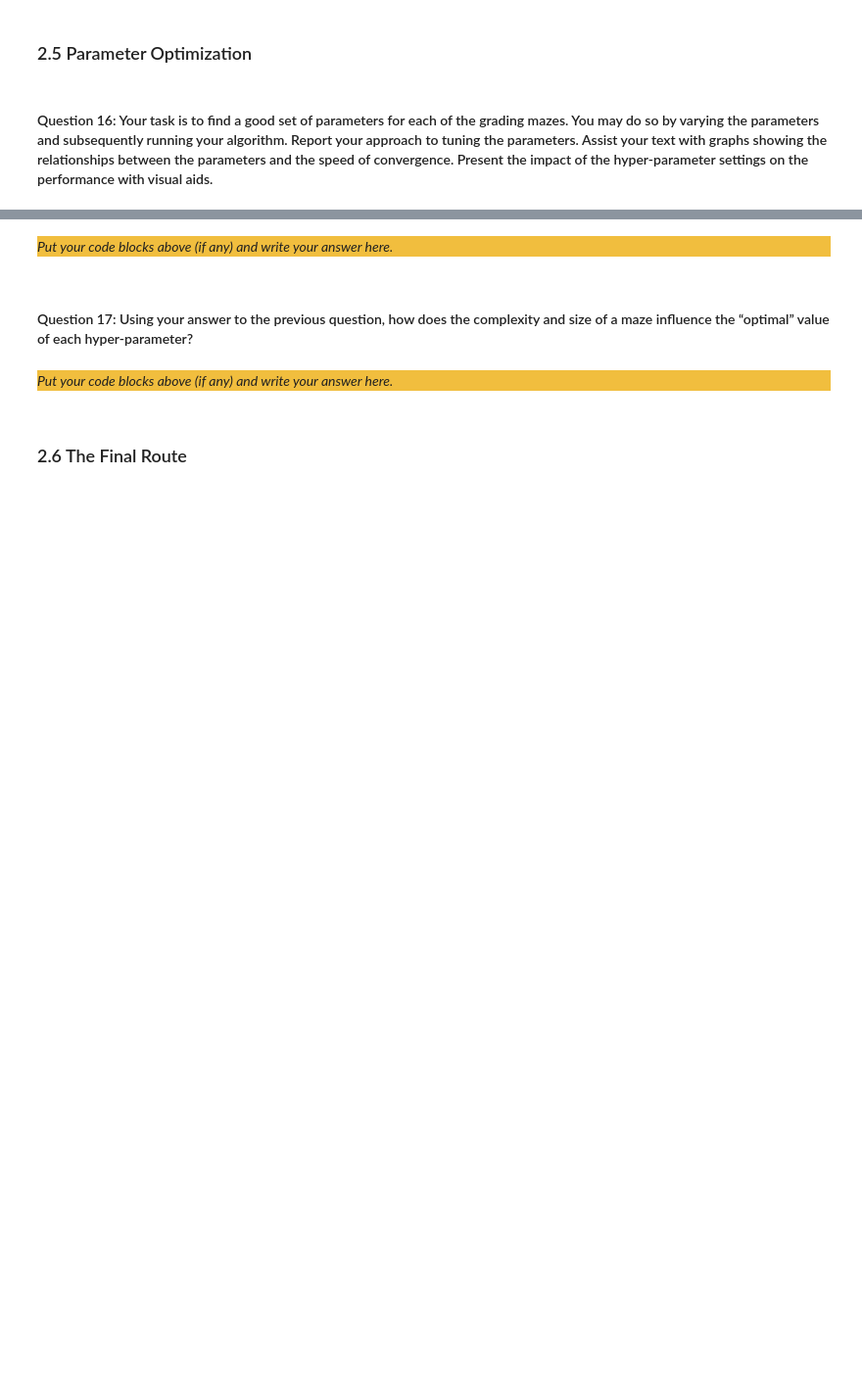
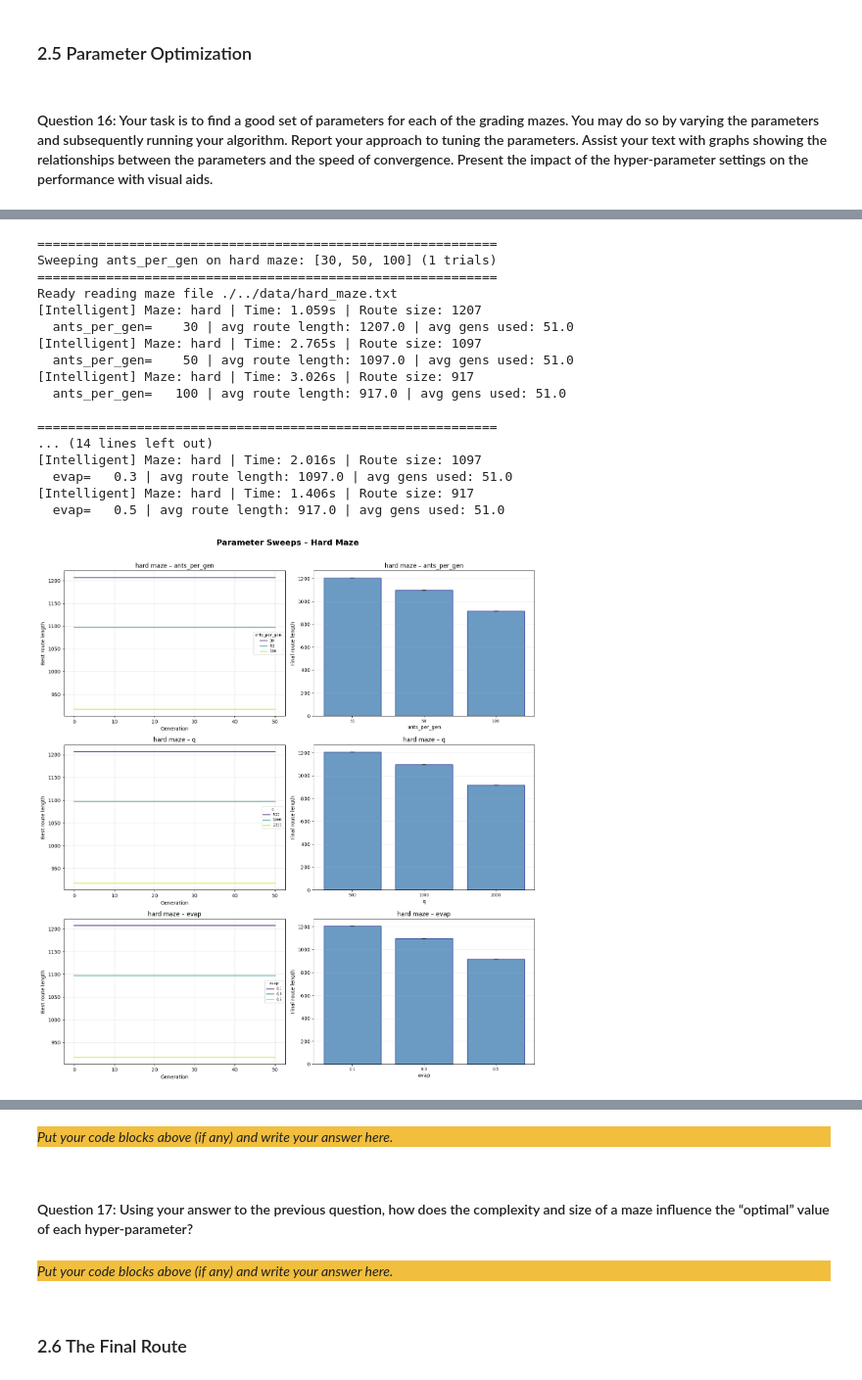
Before and after one commit to guy915/Computational-Intelligence-Models, a Jupyter notebook: ACO & GA/src/Main.ipynb, the cells around one changed output, grey strips where cells are left out. Shown at 98% size. Cells and saved outputs as stored; diff of their text form; code cells hidden in the pictures; blank space fills up the shorter version.

```diff
--- a/ACO & GA/src/Main.ipynb
+++ b/ACO & GA/src/Main.ipynb
@@ -714,0 +978,31 @@ Ready reading maze file ./../data/medium_maze.txt
+# %%
+# ─── Hard Maze Sweeps (reduced ranges, corrected base params) ───────────────
+# The 80×80 maze requires max_steps >= 10000 for ants to reach the destination.
+# no_gen=100 + convergence=50 keeps each run under ~3 min.
+# 3 key parameters × 3 values × 1 trial = 9 runs → ~20–25 min total.
+HARD_BASE = dict(ants_per_gen=50, no_gen=100, q=1000, evap=0.3, max_steps=10000, convergence=50)
+HARD_SWEEP_RANGES = {
+    'ants_per_gen': [30, 50, 100],
+    'q':            [500, 1000, 2000],
+    'evap':         [0.1, 0.3, 0.5],
+}
+hard_results = run_all_sweeps('hard', sweep_ranges=HARD_SWEEP_RANGES, base_params=HARD_BASE)
+# %% [output]
+============================================================
+Sweeping ants_per_gen on hard maze: [30, 50, 100] (1 trials)
+============================================================
+Ready reading maze file ./../data/hard_maze.txt
+[Intelligent] Maze: hard | Time: 1.059s | Route size: 1207
+  ants_per_gen=    30 | avg route length: 1207.0 | avg gens used: 51.0
+[Intelligent] Maze: hard | Time: 2.765s | Route size: 1097
+  ants_per_gen=    50 | avg route length: 1097.0 | avg gens used: 51.0
+[Intelligent] Maze: hard | Time: 3.026s | Route size: 917
+  ants_per_gen=   100 | avg route length: 917.0 | avg gens used: 51.0
+
+============================================================
+... (14 lines left out)
+[Intelligent] Maze: hard | Time: 2.016s | Route size: 1097
+  evap=   0.3 | avg route length: 1097.0 | avg gens used: 51.0
+[Intelligent] Maze: hard | Time: 1.406s | Route size: 917
+  evap=   0.5 | avg route length: 917.0 | avg gens used: 51.0
+[figure, added]
```
Also changed, not shown: parts of 22 cells of this notebook.
